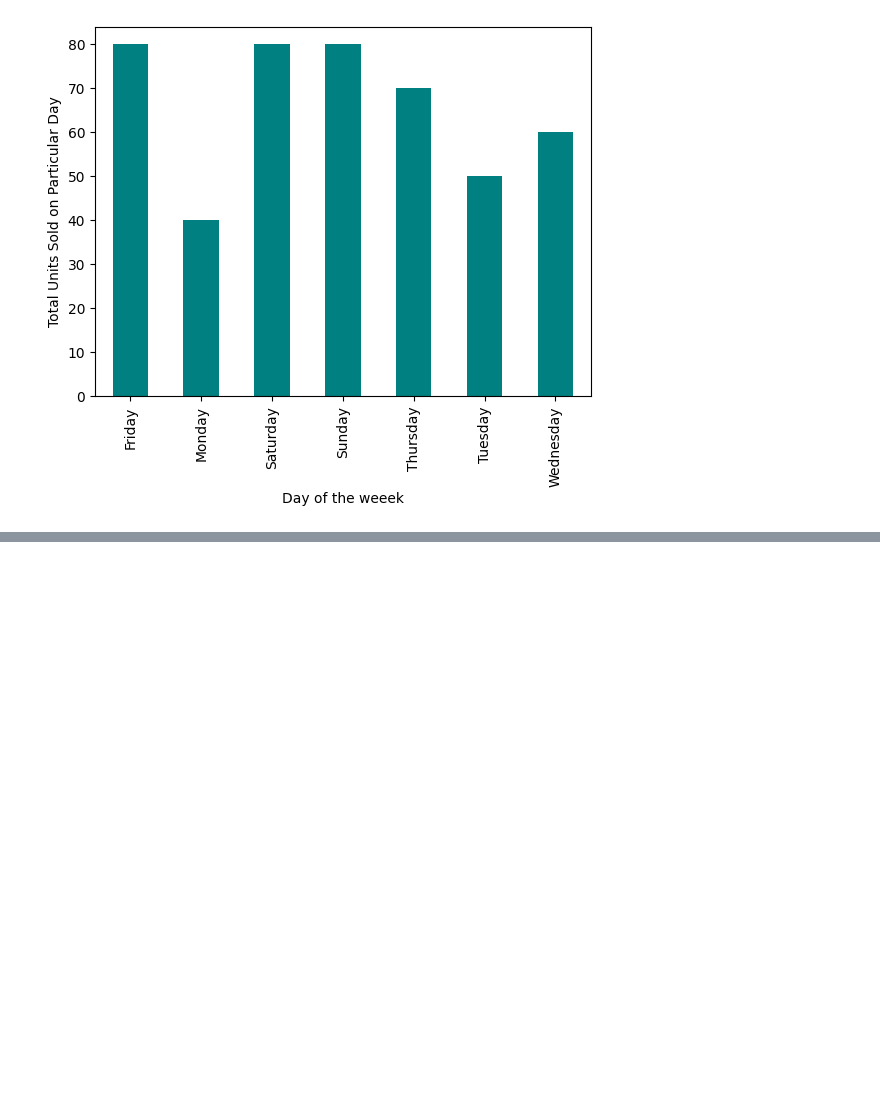
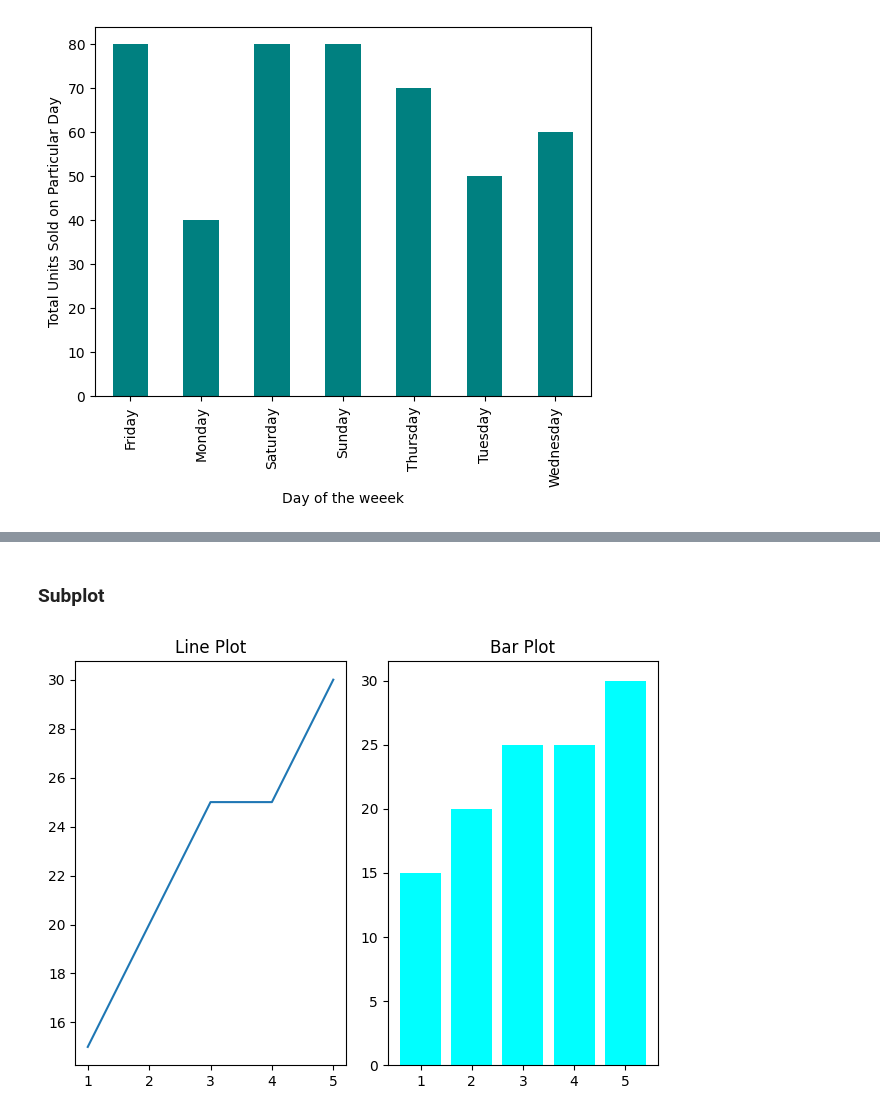
Before and after one commit to Saicharanraju0099/data-science, a Jupyter notebook: 10 - DATA ANALYSIS WITH PYTHON/10.5 - Matplotlib.ipynb, the cells around one changed output, grey strips where cells are left out. Saved outputs shown, nothing was run; the diff lists cells and outputs as text; code cells hidden in the pictures; blank space fills up the shorter version.

```diff
--- a/10 - DATA ANALYSIS WITH PYTHON/10.5 - Matplotlib.ipynb
+++ b/10 - DATA ANALYSIS WITH PYTHON/10.5 - Matplotlib.ipynb
@@ -129,0 +163,15 @@ Text(0, 0.5, 'Total Units Sold on Particular Day')
+# %% [markdown]
+### Subplot
+# %%
+x = [1,2,3,4,5]
+y = [15,20,25,25,30]
+plt.subplot(1,2,1)   # 1 row, 2 columns, 1rd plot
+plt.plot(x,y)
+plt.title('Line Plot')
+plt.subplot(1,2,2)  # 1 row, 2 columns, 2nd plot
+plt.bar(x,y,color = 'cyan')
+plt.tight_layout()
+plt.title('Bar Plot')
+plt.show()
+# %% [output]
+[figure, added]
```
Also changed, not shown: parts of 4 cells of this notebook, 1 other file.
